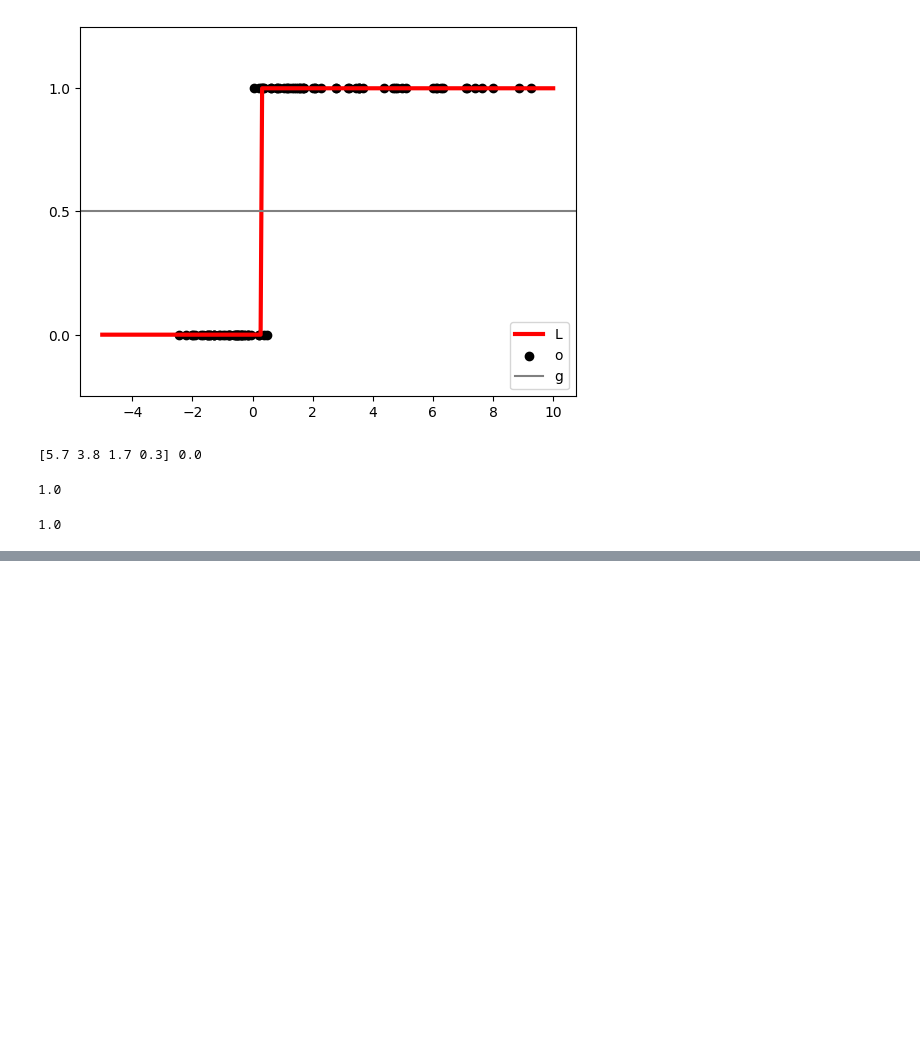
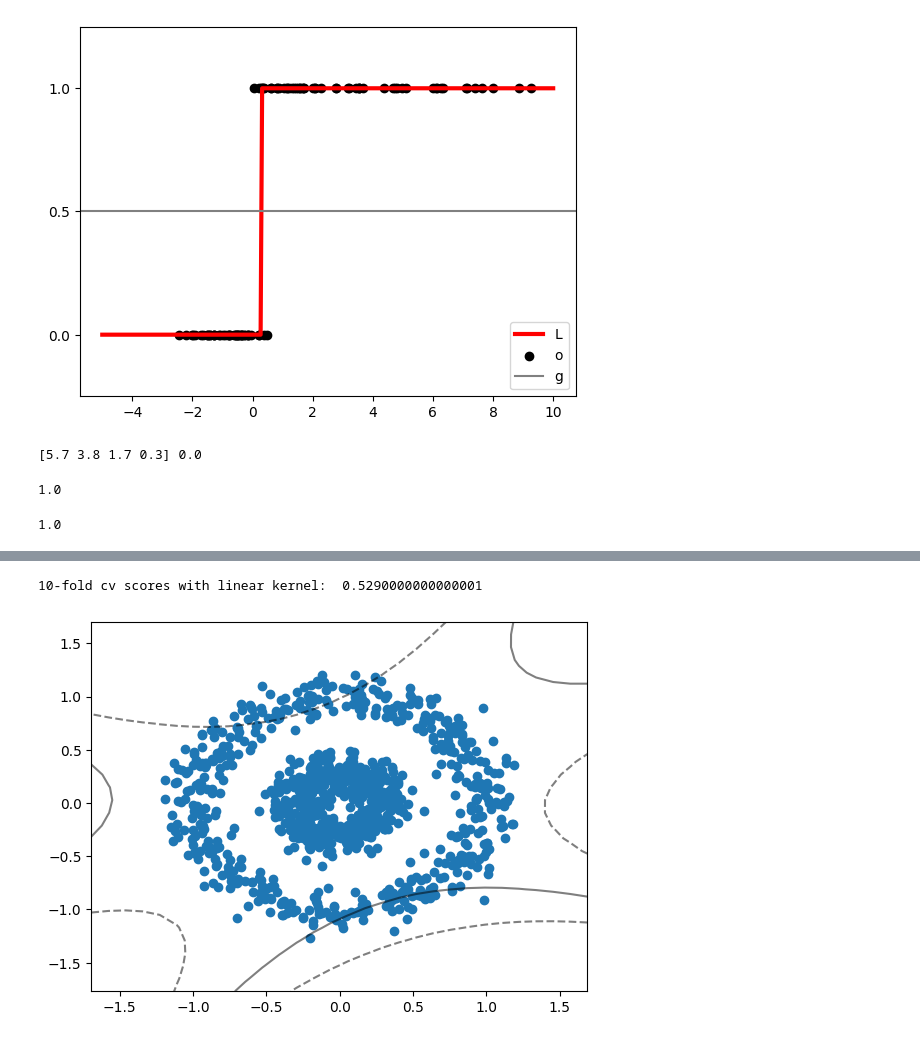
Before and after one commit to Yellow-BringtEast/python-study, a Jupyter notebook: 机器学习/花书代码实现/chapter4.ipynb, the cells around one changed output, grey strips where cells are left out. Cells and saved outputs as stored; diff of their text form; code cells hidden in the pictures; blank space fills up the shorter version.

```diff
--- a/机器学习/花书代码实现/chapter4.ipynb
+++ b/机器学习/花书代码实现/chapter4.ipynb
@@ -380,0 +483,13 @@ class SupportVectorMachine:
+# %%
+# 多项式核
+clf = svm.SVC(kernel='poly', gamma='auto')
+clf.fit(X, y)
+Z = clf.decision_function(xy).reshape(XX.shape)
+
+# 画出决策边界和间隔
+plt.contour(XX, YY, Z, colors='k', levels=[-1, 0, 1], alpha=0.5, linestyles=['--', '-', '--'])
+plt.scatter(X[:, 0], X[:, 1])
+print('10-fold cv scores with linear kernel: ', np.mean(cross_val_score(clf, X, y, cv=10)))
+# %% [output]
+10-fold cv scores with linear kernel:  0.5290000000000001
+[figure, added]
```
Also changed, not shown: parts of 14 cells of this notebook.
